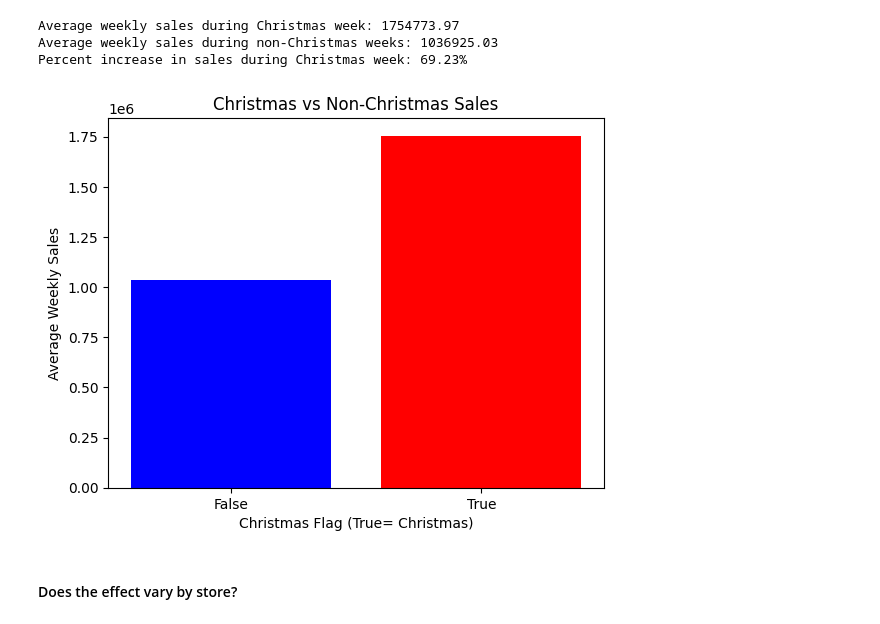
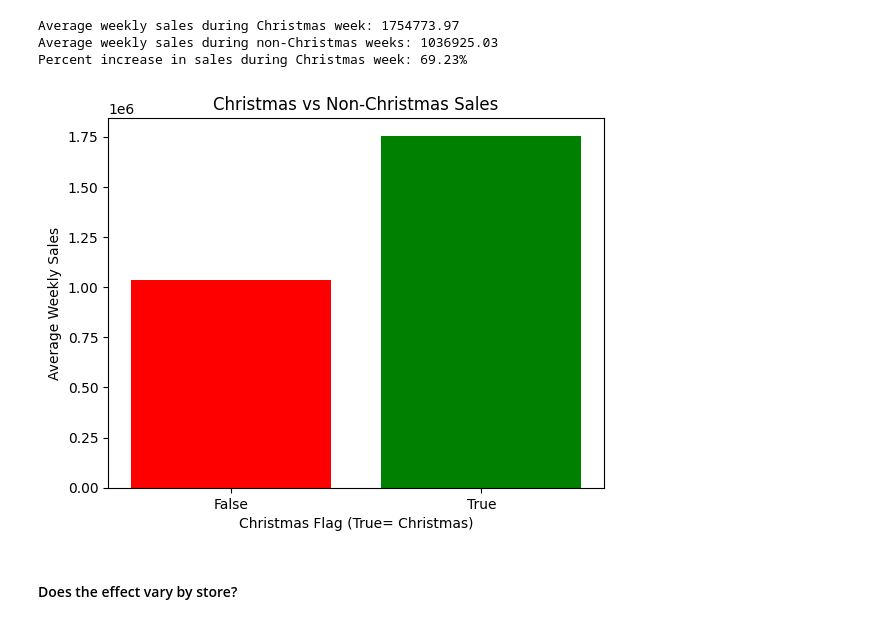
Before and after one commit to AaronVillegas5/walmart_data_analysis, a Jupyter notebook: notebooks/walmart_data_analysis.ipynb, the cells around one changed output. Drawn from its saved outputs; the diff is of its cells as text; code cells hidden in the pictures.

Commit message:
Changed plot for holiday vs non-holidays sales Changed plot color for christmas sales

```diff
--- a/notebooks/walmart_data_analysis.ipynb
+++ b/notebooks/walmart_data_analysis.ipynb
@@ -56,6 +56,7 @@ engine_url = f"postgresql://{os.getenv('DB_USER')}:{os.getenv('DB_PASSWORD')}@{o
 
 df_full = load_walmart_data()
 df_full['date'] = pd.to_datetime(df_full['date'])
-print(df_full)
+df_full['holiday_flag'] = df_full['holiday_flag'].astype(bool)
+df_full
 # %% [output]
 Loaded data from PostgreSQL
@@ -216,13 +219,13 @@ Percent increase in sales during Christmas week: 69.23%
 # %%
 import matplotlib.pyplot as plt
 
-plt.bar(grouped.index.astype(str), grouped.values, color=['blue', 'red'])
+plt.bar(grouped.index.astype(str), grouped.values, color=['red', 'green'])
 plt.xlabel("Christmas Flag (True= Christmas)")
 plt.ylabel("Average Weekly Sales")
 plt.title("Christmas vs Non-Christmas Sales")
 plt.show()
 # %% [output]
-[figure, old version]
+[figure, new version]
 # %% [markdown]
 #### Does the effect vary by store?
 # %%
```
Also changed, not shown: parts of 2 cells of this notebook.
